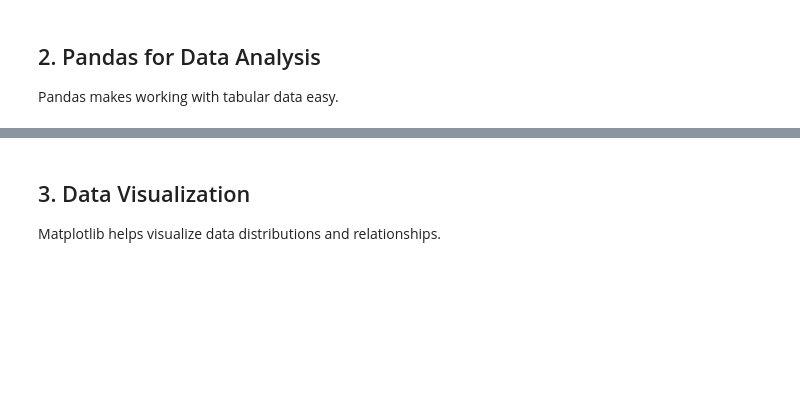
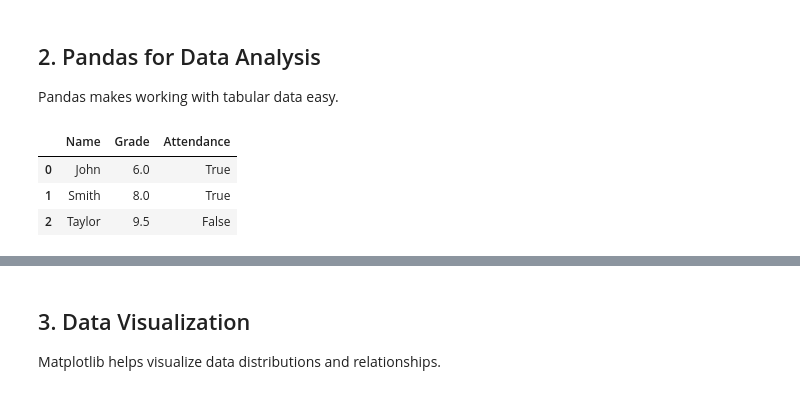
Before and after one commit to anhhong225/NDIVIA-workshop, a Jupyter notebook: Phase1/lab1.ipynb, the cells around one changed output, grey strips where cells are left out. Saved outputs shown, nothing was run; the diff lists cells and outputs as text; code cells hidden in the pictures; blank space fills up the shorter version.

```diff
--- a/Phase1/lab1.ipynb
+++ b/Phase1/lab1.ipynb
@@ -31,6 +75,20 @@ print("Column sums:", np.sum(matrix, axis=0))
 ## 2. Pandas for Data Analysis
 
 Pandas makes working with tabular data easy.
+# %%
+import pandas as pd
+mydict = {
+    "Name":["John", "Smith", "Taylor"],
+    "Grade":[6,8,9.5],
+    "Attendance": [True,True,False]
+}
+df = pd.DataFrame(mydict)
+df
+# %% [output]
+|  | Name | Grade | Attendance |
+| 0 | John | 6.0 | True |
+| 1 | Smith | 8.0 | True |
+| 2 | Taylor | 9.5 | False |
 # %%
 import pandas as pd
 
```
Also changed, not shown: parts of 18 cells of this notebook, 2 other files.
